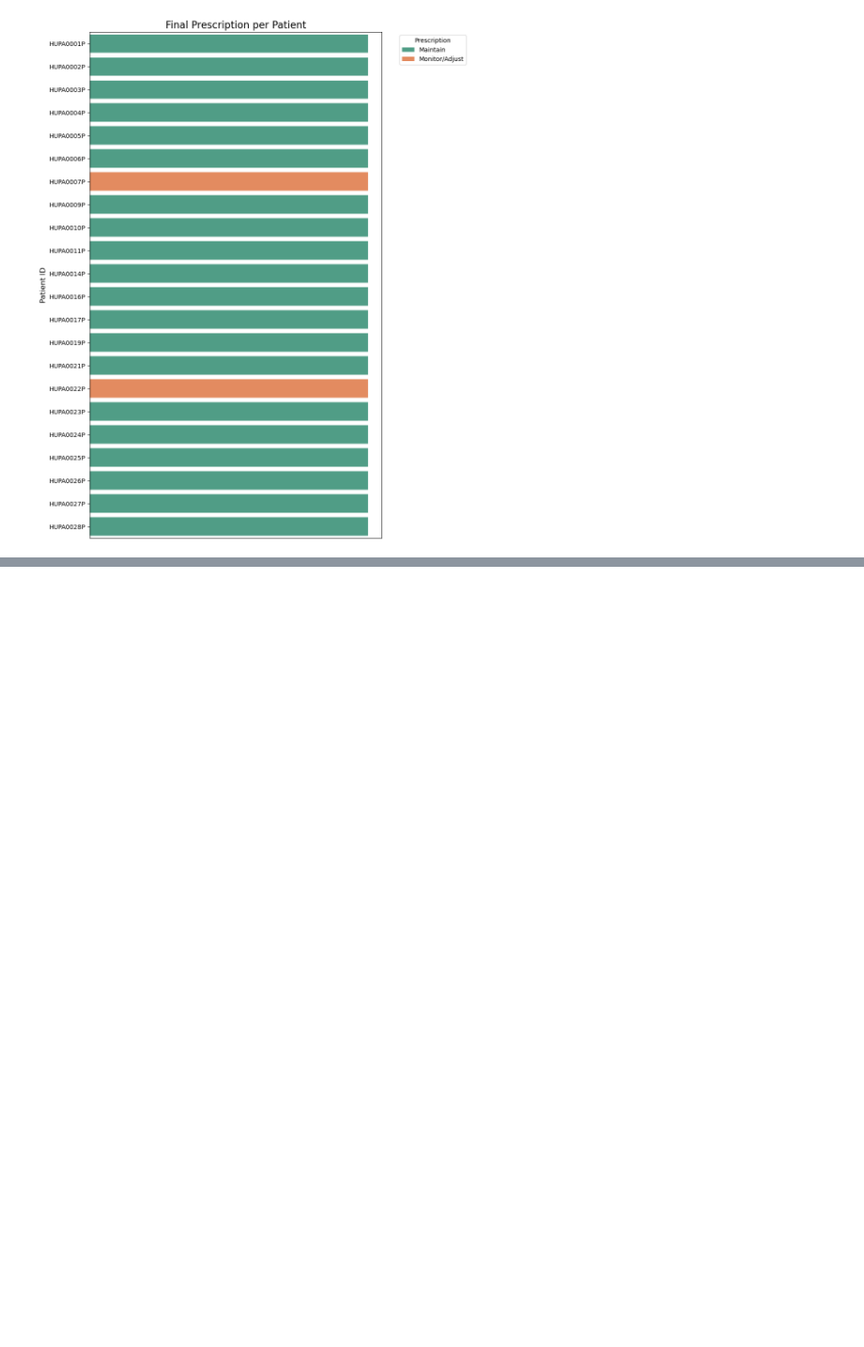
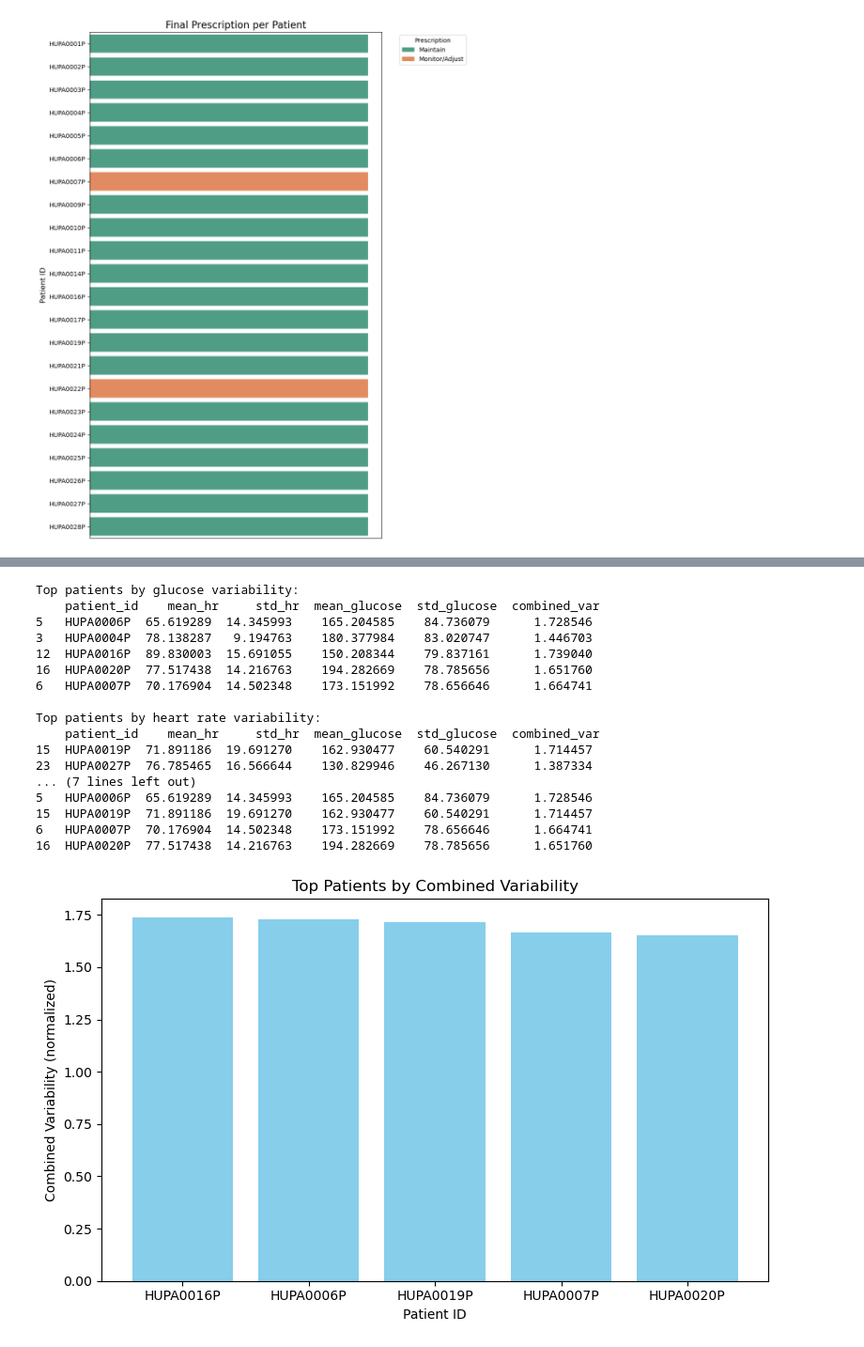
Before and after one commit to samhimbin/Team12_Pytesters_PythonHackathon_August25, a Jupyter notebook: Team12_Pytesters_3.PrescriptiveAnalysis.ipynb, the cells around one changed output, grey strips where cells are left out. Shown at 94% size. Saved outputs shown, nothing was run; the diff lists cells and outputs as text; code cells hidden in the pictures; blank space fills up the shorter version.

```diff
--- a/Team12_Pytesters_3.PrescriptiveAnalysis.ipynb
+++ b/Team12_Pytesters_3.PrescriptiveAnalysis.ipynb
@@ -91,0 +155,46 @@ prescription_summary = insulin_optimization_recommendations(clean_df)
+# %%
+# Sort patients by glucose variability
+most_glucose_var = variability_df.sort_values('std_glucose', ascending=False).head(5)
+
+# Sort patients by heart rate variability
+most_hr_var = variability_df.sort_values('std_hr', ascending=False).head(5)
+
+# Optional: combined variability (normalized sum)
+variability_df['combined_var'] = (
+    (variability_df['std_glucose'] / variability_df['std_glucose'].max()) +
+    (variability_df['std_hr'] / variability_df['std_hr'].max())
+)
+most_combined_var = variability_df.sort_values('combined_var', ascending=False).head(5)
+
+# Print top patients
+print("Top patients by glucose variability:\n", most_glucose_var, "\n")
+print("Top patients by heart rate variability:\n", most_hr_var, "\n")
+print("Top patients by combined variability:\n", most_combined_var, "\n")
+
+# Bar chart of combined variability
+plt.figure(figsize=(8, 5))
+plt.bar(most_combined_var['patient_id'].astype(str), most_combined_var['combined_var'], color='skyblue')
+plt.title('Top Patients by Combined Variability')
+plt.xlabel('Patient ID')
+plt.ylabel('Combined Variability (normalized)')
+plt.tight_layout()
+plt.show()
+# %% [output]
+Top patients by glucose variability:
+    patient_id    mean_hr     std_hr  mean_glucose  std_glucose  combined_var
+5   HUPA0006P  65.619289  14.345993    165.204585    84.736079      1.728546
+3   HUPA0004P  78.138287   9.194763    180.377984    83.020747      1.446703
+12  HUPA0016P  89.830003  15.691055    150.208344    79.837161      1.739040
+16  HUPA0020P  77.517438  14.216763    194.282669    78.785656      1.651760
+6   HUPA0007P  70.176904  14.502348    173.151992    78.656646      1.664741
+
+Top patients by heart rate variability:
+    patient_id    mean_hr     std_hr  mean_glucose  std_glucose  combined_var
+15  HUPA0019P  71.891186  19.691270    162.930477    60.540291      1.714457
+23  HUPA0027P  76.785465  16.566644    130.829946    46.267130      1.387334
+... (7 lines left out)
+5   HUPA0006P  65.619289  14.345993    165.204585    84.736079      1.728546
+15  HUPA0019P  71.891186  19.691270    162.930477    60.540291      1.714457
+6   HUPA0007P  70.176904  14.502348    173.151992    78.656646      1.664741
+16  HUPA0020P  77.517438  14.216763    194.282669    78.785656      1.651760
+[figure, added]
```
Also changed, not shown: parts of 27 cells of this notebook.
